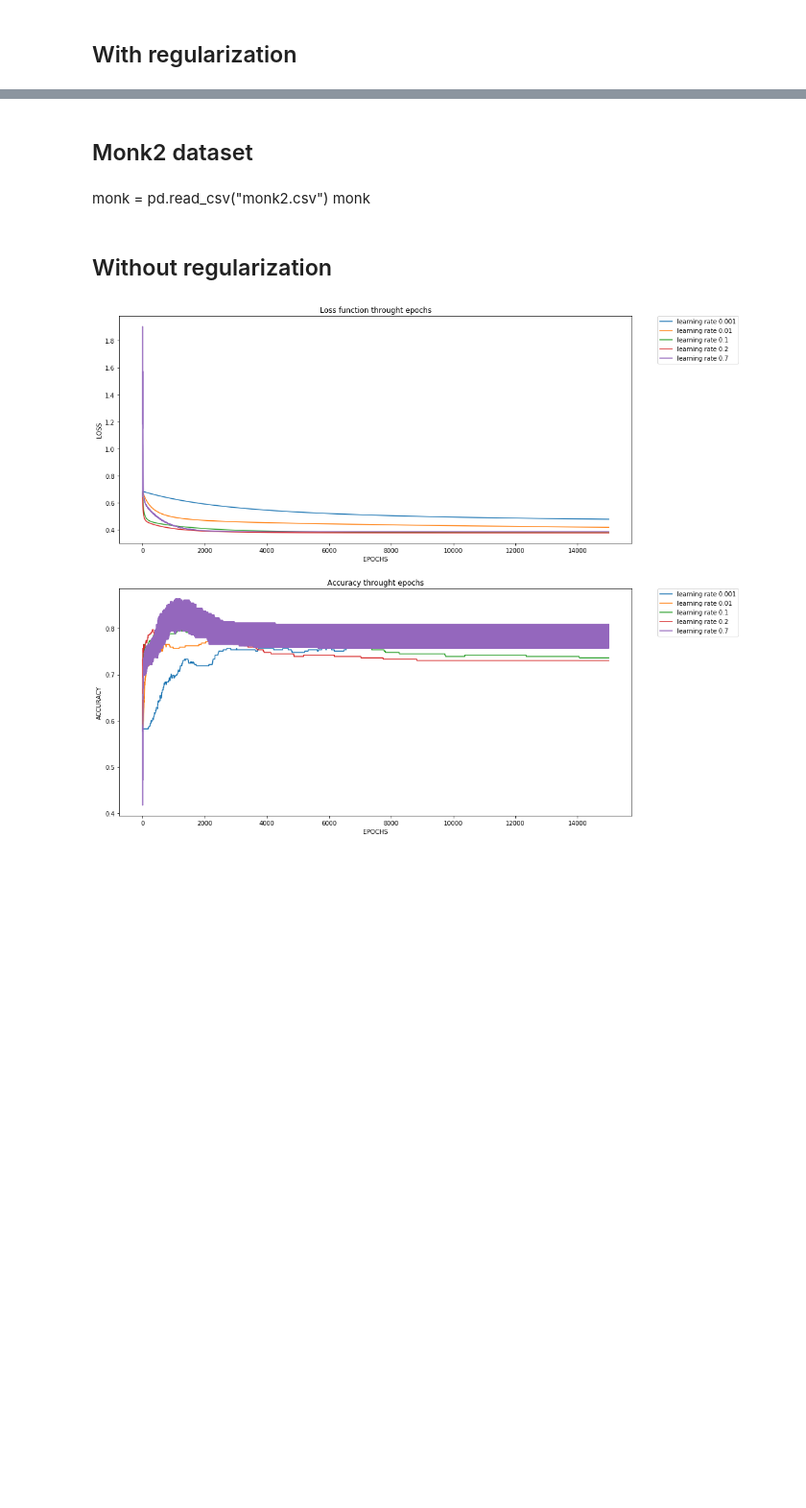
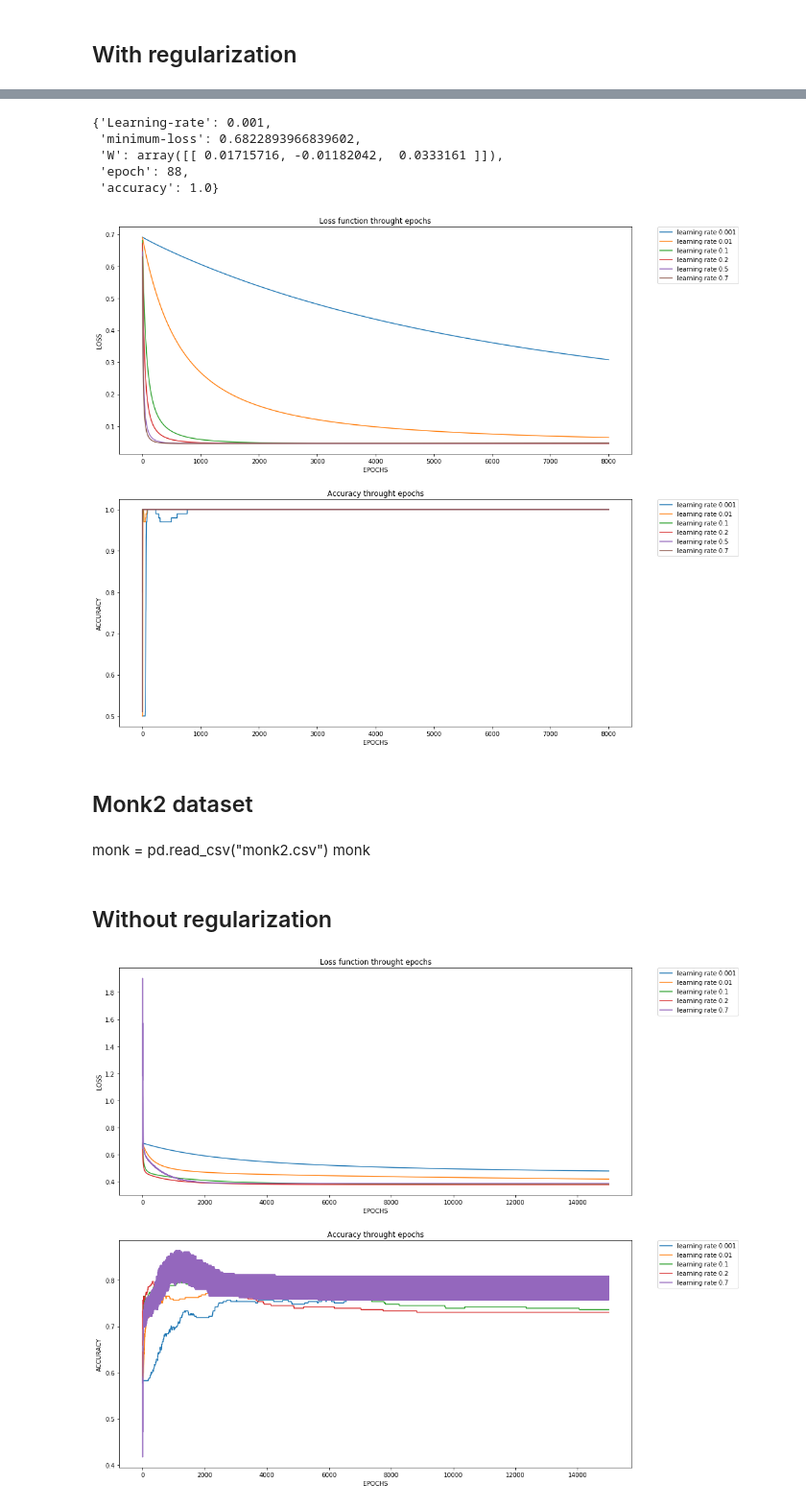
Before and after one commit to dacquaviva/Deep-learning-University-Assignments, a Jupyter notebook: deeplearning1.ipynb, the cells around one changed output, grey strips where cells are left out. Shown at 96% size. Saved outputs shown, nothing was run; the diff lists cells and outputs as text; code cells hidden in the pictures; blank space fills up the shorter version.

```diff
--- a/deeplearning1.ipynb
+++ b/deeplearning1.ipynb
@@ -212,6 +265,20 @@ model(X, Y, [0,2], epochs, True) # With regularization
  'epoch': 5651,
  'accuracy': 1.0,
  'lambd': 0.001}
+# %%
+X = data.iloc[0:100,:-1 ].values
+Y = data.iloc[0:100, -1].values
+Y = (Y.reshape(100, 1))
+Y = Y.astype(np.float64)
+epochs = 8000
+model(X, Y, [1, 3],epochs,0.001) # Without regularization
+# %% [output]
+{'Learning-rate': 0.001,
+ 'minimum-loss': 0.6822893966839602,
+ 'W': array([[ 0.01715716, -0.01182042,  0.0333161 ]]),
+ 'epoch': 88,
+ 'accuracy': 1.0}
+[figure, added]
 # %% [markdown]
 ## Monk2 dataset
 # %% [markdown]
```
Also changed, not shown: parts of 6 cells of this notebook, 1 other file.
